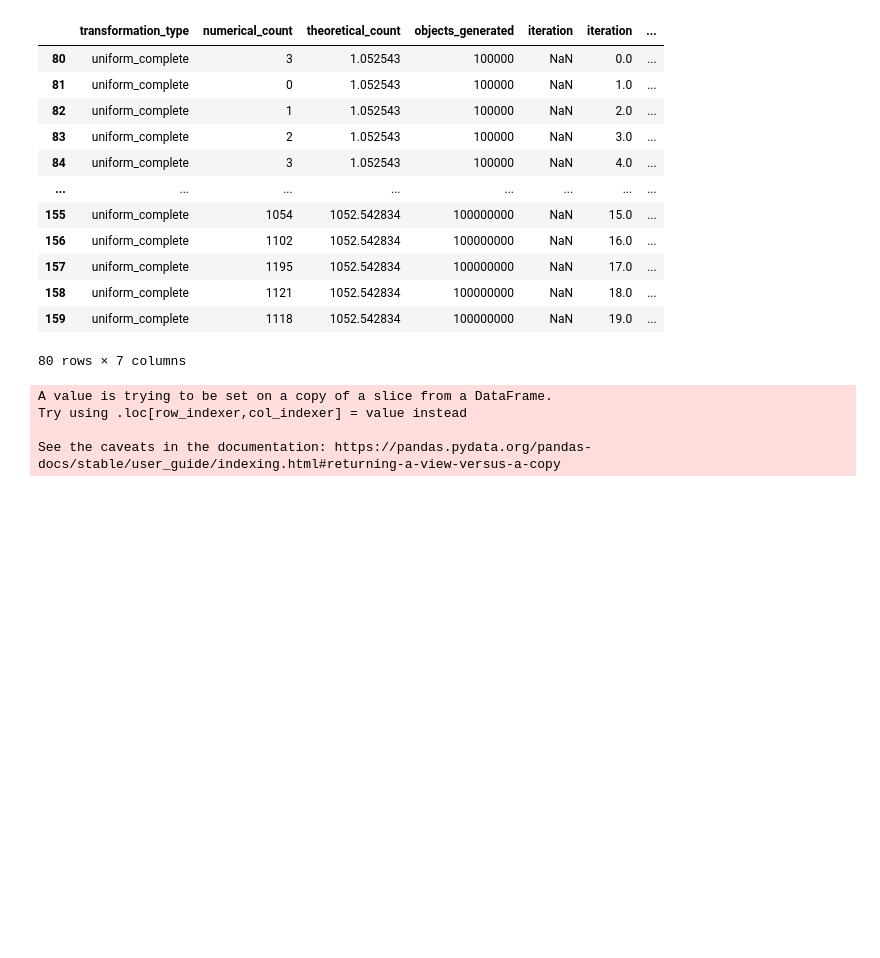
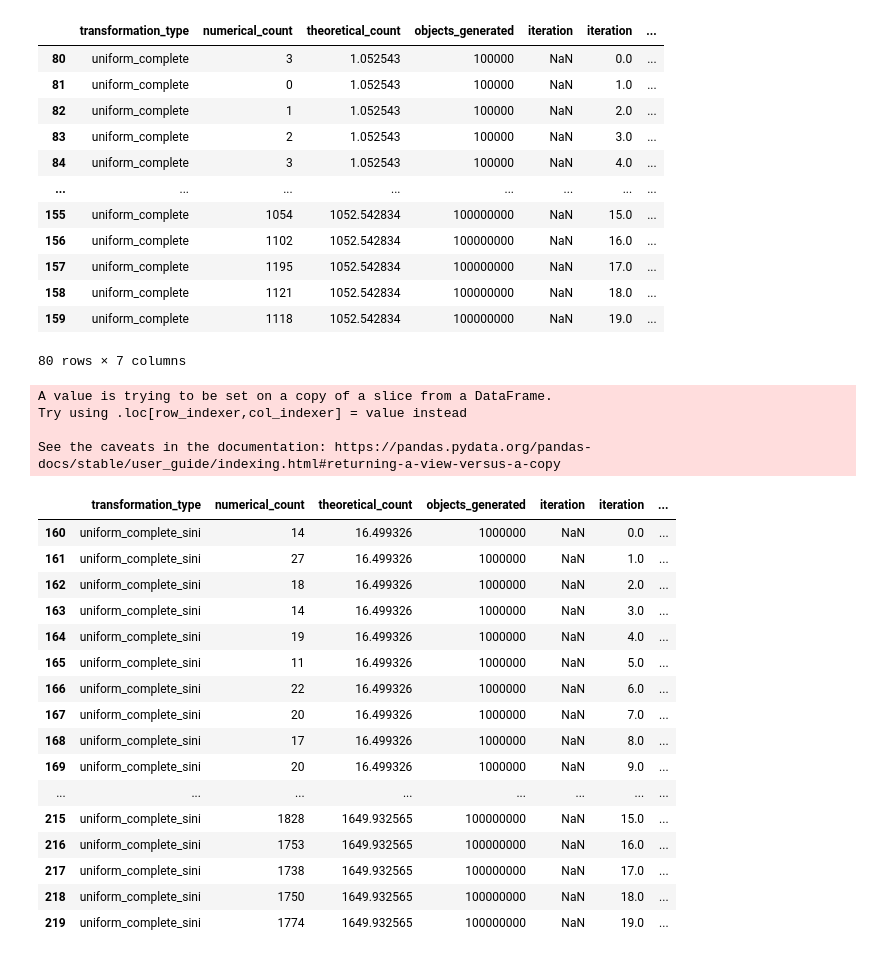
Before and after one commit to JuanitaAgudelo/TesisRepo, a Jupyter notebook: jacobian_calculations/random_variable_counts.ipynb, the cells around one changed output. Drawn from its saved outputs; the diff is of its cells as text; code cells hidden in the pictures; blank space fills up the shorter version.

```diff
--- a/jacobian_calculations/random_variable_counts.ipynb
+++ b/jacobian_calculations/random_variable_counts.ipynb
@@ -88,3 +88,23 @@ A value is trying to be set on a copy of a slice from a DataFrame.
 Try using .loc[row_indexer,col_indexer] = value instead
 
 See the caveats in the documentation: https://pandas.pydata.org/pandas-docs/stable/user_guide/indexing.html#returning-a-view-versus-a-copy
+# %%
+df_complete3
+# %% [output]
+|  | transformation_type | numerical_count | theoretical_count | objects_generated | iteration | iteration | ... |
+| 160 | uniform_complete_sini | 14 | 16.499326 | 1000000 | NaN | 0.0 | ... |
+| 161 | uniform_complete_sini | 27 | 16.499326 | 1000000 | NaN | 1.0 | ... |
+| 162 | uniform_complete_sini | 18 | 16.499326 | 1000000 | NaN | 2.0 | ... |
+| 163 | uniform_complete_sini | 14 | 16.499326 | 1000000 | NaN | 3.0 | ... |
+| 164 | uniform_complete_sini | 19 | 16.499326 | 1000000 | NaN | 4.0 | ... |
+| 165 | uniform_complete_sini | 11 | 16.499326 | 1000000 | NaN | 5.0 | ... |
+| 166 | uniform_complete_sini | 22 | 16.499326 | 1000000 | NaN | 6.0 | ... |
+| 167 | uniform_complete_sini | 20 | 16.499326 | 1000000 | NaN | 7.0 | ... |
+| 168 | uniform_complete_sini | 17 | 16.499326 | 1000000 | NaN | 8.0 | ... |
+| 169 | uniform_complete_sini | 20 | 16.499326 | 1000000 | NaN | 9.0 | ... |
+| ... | ... | ... | ... | ... | ... | ... | ... |
+| 215 | uniform_complete_sini | 1828 | 1649.932565 | 100000000 | NaN | 15.0 | ... |
+| 216 | uniform_complete_sini | 1753 | 1649.932565 | 100000000 | NaN | 16.0 | ... |
+| 217 | uniform_complete_sini | 1738 | 1649.932565 | 100000000 | NaN | 17.0 | ... |
+| 218 | uniform_complete_sini | 1750 | 1649.932565 | 100000000 | NaN | 18.0 | ... |
+| 219 | uniform_complete_sini | 1774 | 1649.932565 | 100000000 | NaN | 19.0 | ... |
```
Also changed, not shown: 1 other file.
